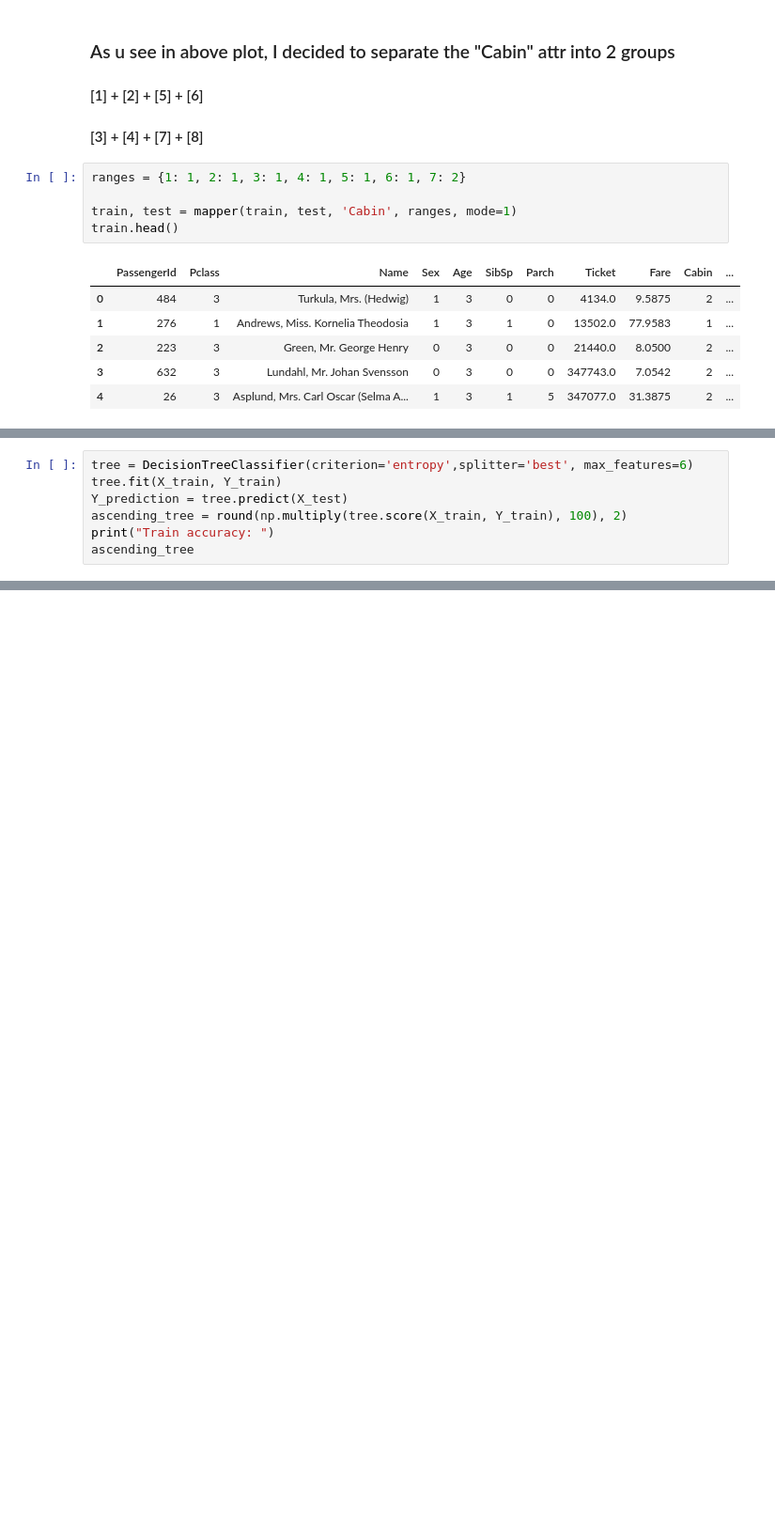
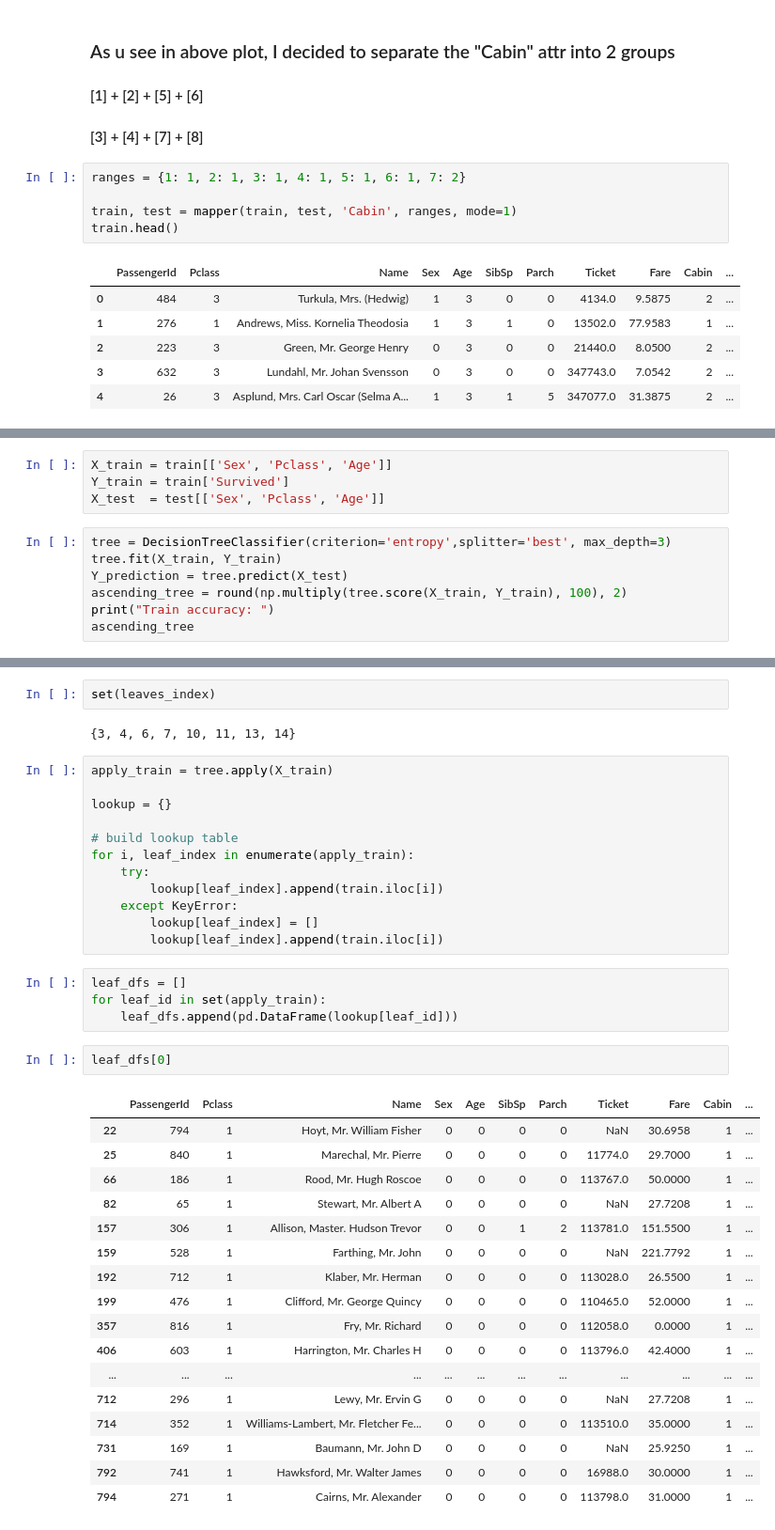
Before and after one commit to nahbos/Machine-Learning, a Jupyter notebook: ID3-Perceptron-Titanic.ipynb, the cells around one changed output, grey strips where cells are left out. Shown at 94% size. Cells and saved outputs as stored; diff of their text form; blank space fills up the shorter version.

```diff
--- a/ID3-Perceptron-Titanic.ipynb
+++ b/ID3-Perceptron-Titanic.ipynb
@@ -569,5 +582,9 @@ memory usage: 50.1 KB
+# %%
+X_train = train[['Sex', 'Pclass', 'Age']]
+Y_train = train['Survived']
+X_test  = test[['Sex', 'Pclass', 'Age']]
 # %%
-tree = DecisionTreeClassifier(criterion='entropy',splitter='best', max_features=6)
+tree = DecisionTreeClassifier(criterion='entropy',splitter='best', max_depth=3)
 tree.fit(X_train, Y_train)
 Y_prediction = tree.predict(X_test)
 ascending_tree = round(np.multiply(tree.score(X_train, Y_train), 100), 2)
@@ -586,0 +611,40 @@ Test accuracy:
+# %%
+set(leaves_index)
+# %% [output]
+{3, 4, 6, 7, 10, 11, 13, 14}
+# %%
+apply_train = tree.apply(X_train)
+
+lookup = {}
+
+# build lookup table
+for i, leaf_index in enumerate(apply_train):
+    try:
+        lookup[leaf_index].append(train.iloc[i])
+    except KeyError:
+        lookup[leaf_index] = []
+        lookup[leaf_index].append(train.iloc[i])
+# %%
+leaf_dfs = []
+for leaf_id in set(apply_train):
+    leaf_dfs.append(pd.DataFrame(lookup[leaf_id]))
+# %%
+leaf_dfs[0]
+# %% [output]
+|  | PassengerId | Pclass | Name | Sex | Age | SibSp | Parch | Ticket | Fare | Cabin | ... |
+| 22 | 794 | 1 | Hoyt, Mr. William Fisher | 0 | 0 | 0 | 0 | NaN | 30.6958 | 1 | ... |
+| 25 | 840 | 1 | Marechal, Mr. Pierre | 0 | 0 | 0 | 0 | 11774.0 | 29.7000 | 1 | ... |
+| 66 | 186 | 1 | Rood, Mr. Hugh Roscoe | 0 | 0 | 0 | 0 | 113767.0 | 50.0000 | 1 | ... |
+| 82 | 65 | 1 | Stewart, Mr. Albert A | 0 | 0 | 0 | 0 | NaN | 27.7208 | 1 | ... |
+| 157 | 306 | 1 | Allison, Master. Hudson Trevor | 0 | 0 | 1 | 2 | 113781.0 | 151.5500 | 1 | ... |
+| 159 | 528 | 1 | Farthing, Mr. John | 0 | 0 | 0 | 0 | NaN | 221.7792 | 1 | ... |
+| 192 | 712 | 1 | Klaber, Mr. Herman | 0 | 0 | 0 | 0 | 113028.0 | 26.5500 | 1 | ... |
+| 199 | 476 | 1 | Clifford, Mr. George Quincy | 0 | 0 | 0 | 0 | 110465.0 | 52.0000 | 1 | ... |
+| 357 | 816 | 1 | Fry, Mr. Richard | 0 | 0 | 0 | 0 | 112058.0 | 0.0000 | 1 | ... |
+| 406 | 603 | 1 | Harrington, Mr. Charles H | 0 | 0 | 0 | 0 | 113796.0 | 42.4000 | 1 | ... |
+| ... | ... | ... | ... | ... | ... | ... | ... | ... | ... | ... | ... |
+| 712 | 296 | 1 | Lewy, Mr. Ervin G | 0 | 0 | 0 | 0 | NaN | 27.7208 | 1 | ... |
+| 714 | 352 | 1 | Williams-Lambert, Mr. Fletcher Fe... | 0 | 0 | 0 | 0 | 113510.0 | 35.0000 | 1 | ... |
+| 731 | 169 | 1 | Baumann, Mr. John D | 0 | 0 | 0 | 0 | NaN | 25.9250 | 1 | ... |
+| 792 | 741 | 1 | Hawksford, Mr. Walter James | 0 | 0 | 0 | 0 | 16988.0 | 30.0000 | 1 | ... |
+| 794 | 271 | 1 | Cairns, Mr. Alexander | 0 | 0 | 0 | 0 | 113798.0 | 31.0000 | 1 | ... |
```
Also changed, not shown: parts of 29 cells of this notebook.
